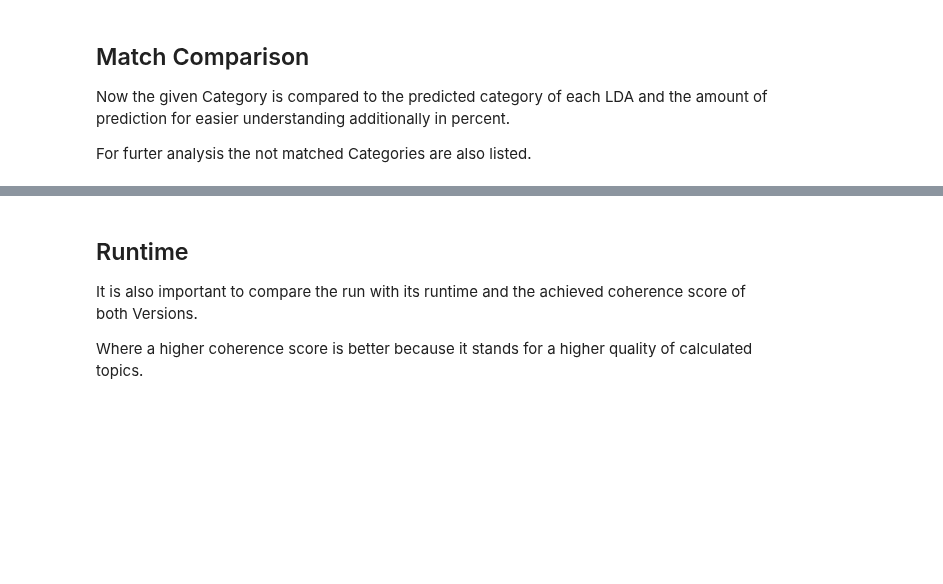
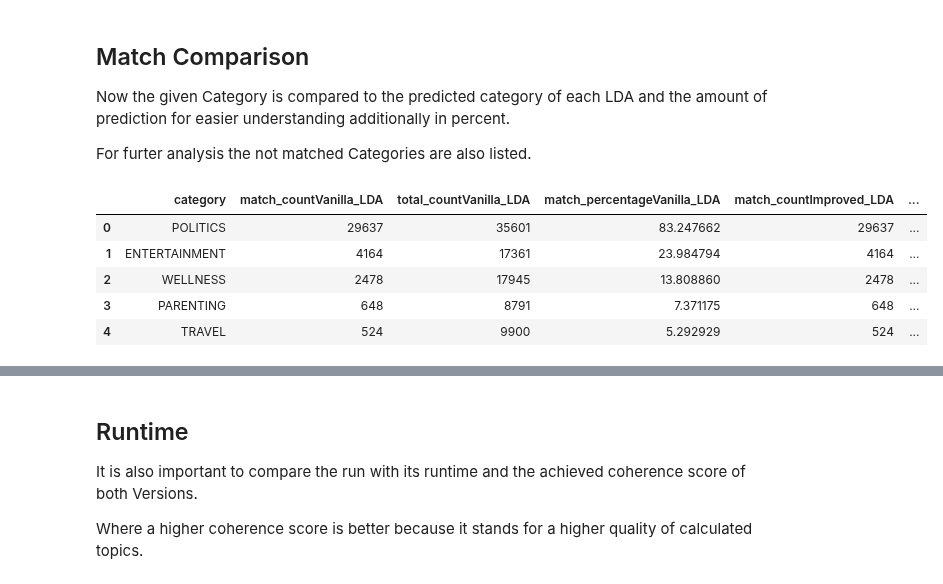
Before and after one commit to NiklasElsaesser/bug-free-fishstick, a Jupyter notebook: Benchmarks&Visualizations.ipynb, the cells around one changed output, grey strips where cells are left out. Cells and saved outputs as stored; diff of their text form; code cells hidden in the pictures; blank space fills up the shorter version.

```diff
--- a/Benchmarks&Visualizations.ipynb
+++ b/Benchmarks&Visualizations.ipynb
@@ -75,3 +93,17 @@ pyLDAvis.display(improved_lda)  # From the second notebook
 Now the given Category is compared to the predicted category of each LDA and the amount of prediction for easier understanding additionally in percent.
 
 For furter analysis the not matched Categories are also listed.
+# %%
+# Merge the matched categories from both notebooks on 'category' for comparison
+matched_comparison = pd.merge(
+    LDAV_matched_categories, LDAP_matched_categories,
+    on='category', suffixes=('Vanilla_LDA', 'Improved_LDA')
+)
+matched_comparison.head()
+# %% [output]
+|  | category | match_countVanilla_LDA | total_countVanilla_LDA | match_percentageVanilla_LDA | match_countImproved_LDA | ... |
+| 0 | POLITICS | 29637 | 35601 | 83.247662 | 29637 | ... |
+| 1 | ENTERTAINMENT | 4164 | 17361 | 23.984794 | 4164 | ... |
+| 2 | WELLNESS | 2478 | 17945 | 13.808860 | 2478 | ... |
+| 3 | PARENTING | 648 | 8791 | 7.371175 | 648 | ... |
+| 4 | TRAVEL | 524 | 9900 | 5.292929 | 524 | ... |
```
Also changed, not shown: parts of 25 cells of this notebook.
